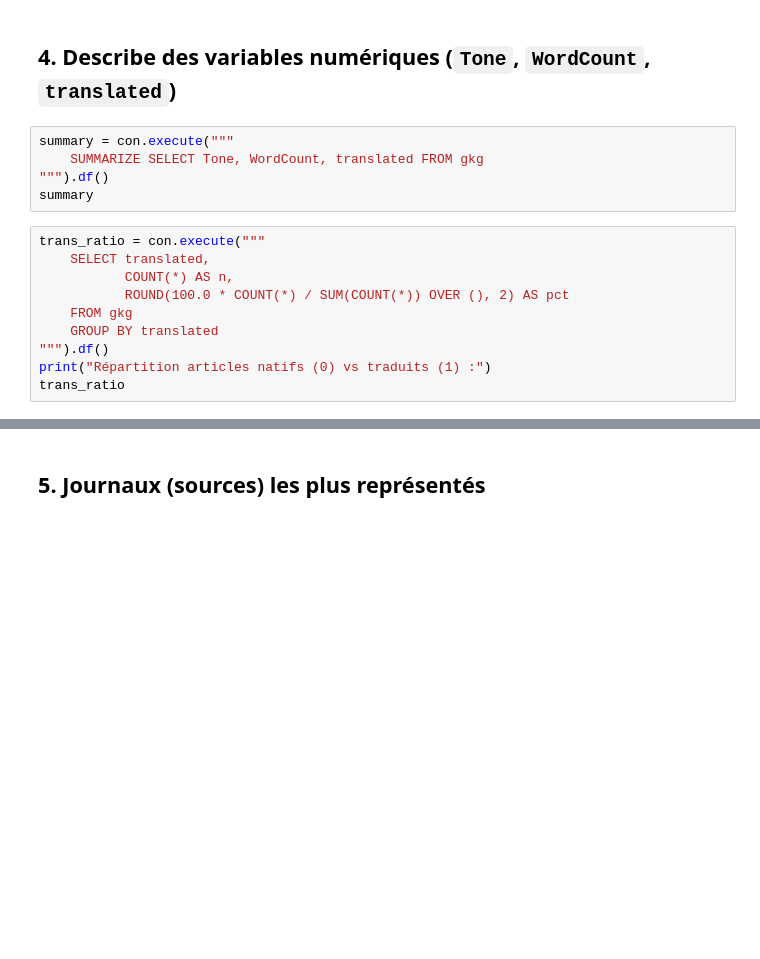
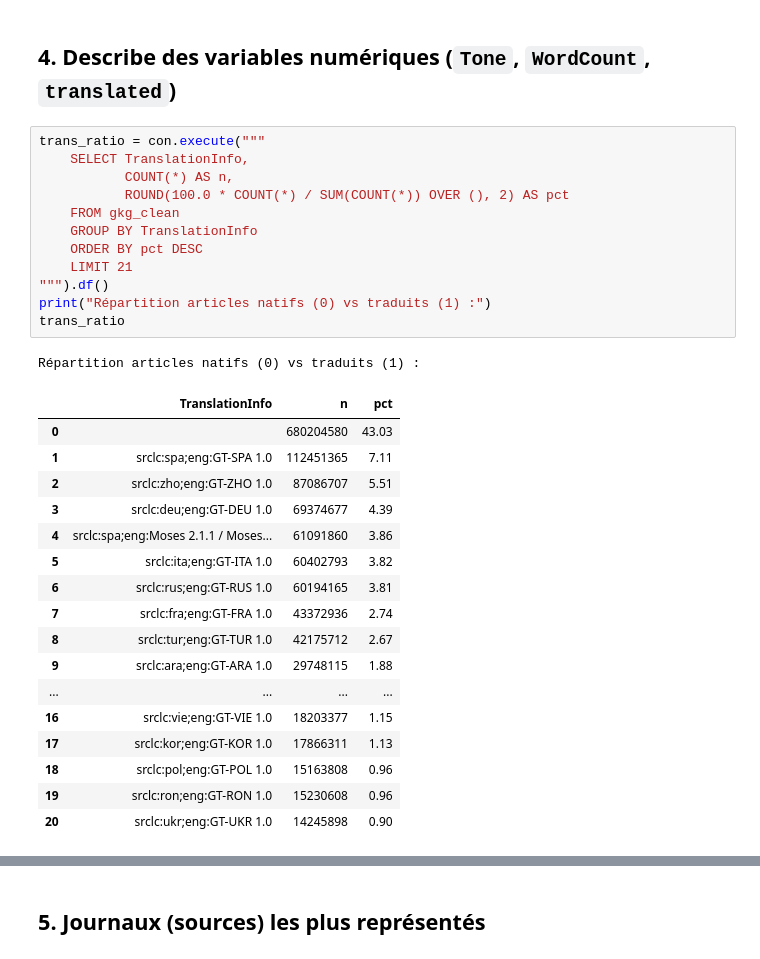
Before and after one commit to clucasmurex/gdelt, a Jupyter notebook: gdelt_eda.ipynb, the cells around one changed output, grey strips where cells are left out. Cells and saved outputs as stored; diff of their text form; blank space fills up the shorter version.

```diff
--- a/gdelt_eda.ipynb
+++ b/gdelt_eda.ipynb
@@ -81,20 +446,36 @@ print(f"Période couverte : {date_range[0]} → {date_range[1]}")
 # %% [markdown]
 ## 4. Describe des variables numériques (`Tone`, `WordCount`, `translated`)
-# %%
-summary = con.execute("""
-    SUMMARIZE SELECT Tone, WordCount, translated FROM gkg
-""").df()
-summary
 # %%
 trans_ratio = con.execute("""
-    SELECT translated,
+    SELECT TranslationInfo,
            COUNT(*) AS n,
            ROUND(100.0 * COUNT(*) / SUM(COUNT(*)) OVER (), 2) AS pct
-    FROM gkg
-    GROUP BY translated
+    FROM gkg_clean
+    GROUP BY TranslationInfo
+    ORDER BY pct DESC
+    LIMIT 21
 """).df()
 print("Répartition articles natifs (0) vs traduits (1) :")
 trans_ratio
+# %% [output]
+Répartition articles natifs (0) vs traduits (1) :
+|  | TranslationInfo | n | pct |
+| 0 |  | 680204580 | 43.03 |
+| 1 | srclc:spa;eng:GT-SPA 1.0 | 112451365 | 7.11 |
+| 2 | srclc:zho;eng:GT-ZHO 1.0 | 87086707 | 5.51 |
+| 3 | srclc:deu;eng:GT-DEU 1.0 | 69374677 | 4.39 |
+| 4 | srclc:spa;eng:Moses 2.1.1 / Moses... | 61091860 | 3.86 |
+| 5 | srclc:ita;eng:GT-ITA 1.0 | 60402793 | 3.82 |
+| 6 | srclc:rus;eng:GT-RUS 1.0 | 60194165 | 3.81 |
+| 7 | srclc:fra;eng:GT-FRA 1.0 | 43372936 | 2.74 |
+| 8 | srclc:tur;eng:GT-TUR 1.0 | 42175712 | 2.67 |
+| 9 | srclc:ara;eng:GT-ARA 1.0 | 29748115 | 1.88 |
+| ... | ... | ... | ... |
+| 16 | srclc:vie;eng:GT-VIE 1.0 | 18203377 | 1.15 |
+| 17 | srclc:kor;eng:GT-KOR 1.0 | 17866311 | 1.13 |
+| 18 | srclc:pol;eng:GT-POL 1.0 | 15163808 | 0.96 |
+| 19 | srclc:ron;eng:GT-RON 1.0 | 15230608 | 0.96 |
+| 20 | srclc:ukr;eng:GT-UKR 1.0 | 14245898 | 0.90 |
 # %%
 collection_dist = con.execute("""
     SELECT SourceCollectionIdentifier, COUNT(*) AS n
```
Also changed, not shown: parts of 15 cells of this notebook, 2 other files.
